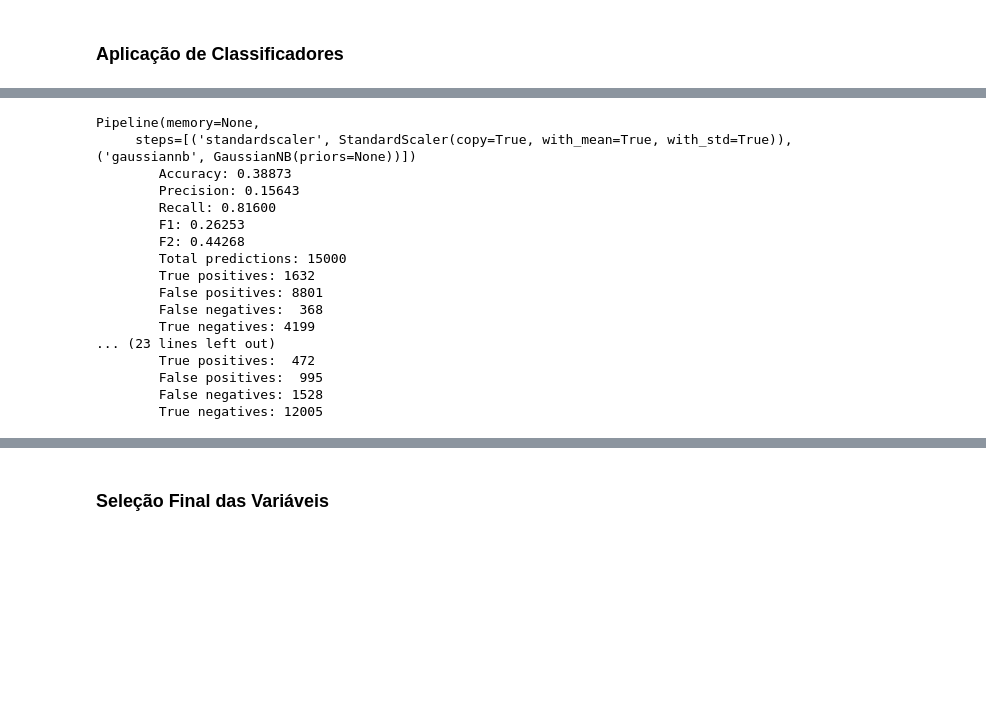
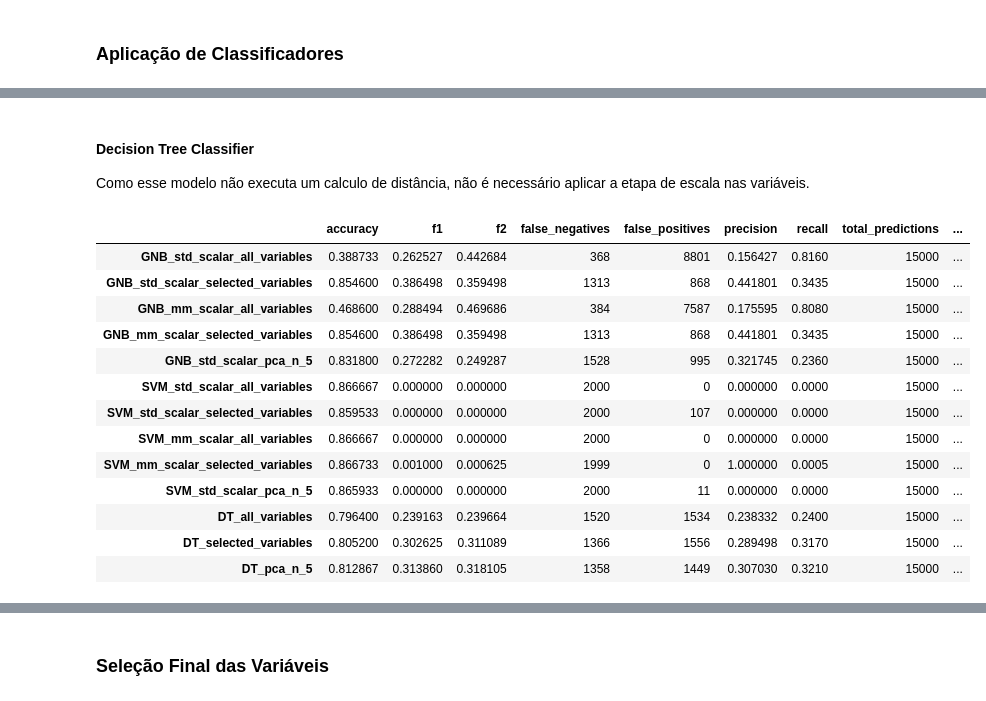
Before and after one commit to ChristianNogueira/udacity_machine_learning, a Jupyter notebook: final_project/final_project.ipynb, the cells around one changed output, grey strips where cells are left out. Drawn from its saved outputs; the diff is of its cells as text; code cells hidden in the pictures; blank space fills up the shorter version.

```diff
--- a/final_project/final_project.ipynb
+++ b/final_project/final_project.ipynb
@@ -450,31 +502,55 @@ variáveis.
+# %%
+clf = make_pipeline(StandardScaler(),
+                    SVC())
+clf_mm = make_pipeline(MinMaxScaler(),
+                    SVC())
+clf_pca = make_pipeline(StandardScaler(),
+                        PCA(n_components=5),
+                        SVC())
+
+results = results.append(pd.DataFrame(tester(clf, sss, features_total, labels_poi),
+                                      index=['SVM_std_scalar_all_variables']))
+results = results.append(pd.DataFrame(tester(clf, sss, features_select, labels_poi),
+                                      index=['SVM_std_scalar_selected_variables']))
+results = results.append(pd.DataFrame(tester(clf_mm, sss, features_total, labels_poi),
+                                      index=['SVM_mm_scalar_all_variables']))
+results = results.append(pd.DataFrame(tester(clf_mm, sss, features_select, labels_poi),
+                                      index=['SVM_mm_scalar_selected_variables']))
+results = results.append(pd.DataFrame(tester(clf_pca, sss, features_total, labels_poi),
+                                      index=['SVM_std_scalar_pca_n_5']))
+# %% [markdown]
+#### Decision Tree Classifier
+
+Como esse modelo não executa um calculo de distância, não é necessário aplicar
+a etapa de escala nas variáveis.
 # %%
-clf = make_pipeline(StandardScaler(),
-                    GaussianNB())
-clf_pca = make_pipeline(StandardScaler(),
-                        PCA(n_components=4),
-                        GaussianNB())
+clf = DecisionTreeClassifier(random_state=0)
+clf_pca = make_pipeline(PCA(n_components=5),
+                        DecisionTreeClassifier(random_state=0))
 
-tester(clf, sss, features_total, labels_poi)
-tester(clf, sss, features_select, labels_poi)
-tester(clf_pca, sss, features_total, labels_poi)
+results = results.append(pd.DataFrame(tester(clf, sss, features_total, labels_poi),
+                                      index=['DT_all_variables']))
+results = results.append(pd.DataFrame(tester(clf, sss, features_select, labels_poi),
+                                      index=['DT_selected_variables']))
+results = results.append(pd.DataFrame(tester(clf_pca, sss, features_total, labels_poi),
+                                      index=['DT_pca_n_5']))
-# %% [output]
-Pipeline(memory=None,
-     steps=[('standardscaler', StandardScaler(copy=True, with_mean=True, with_std=True)), ('gaussiannb', GaussianNB(priors=None))])
-        Accuracy: 0.38873
-        Precision: 0.15643
-        Recall: 0.81600
-        F1: 0.26253
-        F2: 0.44268
-        Total predictions: 15000
-        True positives: 1632
-        False positives: 8801
-        False negatives:  368
-        True negatives: 4199
-... (23 lines left out)
-        True positives:  472
-        False positives:  995
-        False negatives: 1528
-        True negatives: 12005
+# %%
+results
+# %% [output]
+|  | accuracy | f1 | f2 | false_negatives | false_positives | precision | recall | total_predictions | ... |
+| GNB_std_scalar_all_variables | 0.388733 | 0.262527 | 0.442684 | 368 | 8801 | 0.156427 | 0.8160 | 15000 | ... |
+| GNB_std_scalar_selected_variables | 0.854600 | 0.386498 | 0.359498 | 1313 | 868 | 0.441801 | 0.3435 | 15000 | ... |
+| GNB_mm_scalar_all_variables | 0.468600 | 0.288494 | 0.469686 | 384 | 7587 | 0.175595 | 0.8080 | 15000 | ... |
+| GNB_mm_scalar_selected_variables | 0.854600 | 0.386498 | 0.359498 | 1313 | 868 | 0.441801 | 0.3435 | 15000 | ... |
+| GNB_std_scalar_pca_n_5 | 0.831800 | 0.272282 | 0.249287 | 1528 | 995 | 0.321745 | 0.2360 | 15000 | ... |
+| SVM_std_scalar_all_variables | 0.866667 | 0.000000 | 0.000000 | 2000 | 0 | 0.000000 | 0.0000 | 15000 | ... |
+| SVM_std_scalar_selected_variables | 0.859533 | 0.000000 | 0.000000 | 2000 | 107 | 0.000000 | 0.0000 | 15000 | ... |
+| SVM_mm_scalar_all_variables | 0.866667 | 0.000000 | 0.000000 | 2000 | 0 | 0.000000 | 0.0000 | 15000 | ... |
+| SVM_mm_scalar_selected_variables | 0.866733 | 0.001000 | 0.000625 | 1999 | 0 | 1.000000 | 0.0005 | 15000 | ... |
+| SVM_std_scalar_pca_n_5 | 0.865933 | 0.000000 | 0.000000 | 2000 | 11 | 0.000000 | 0.0000 | 15000 | ... |
+| DT_all_variables | 0.796400 | 0.239163 | 0.239664 | 1520 | 1534 | 0.238332 | 0.2400 | 15000 | ... |
+| DT_selected_variables | 0.805200 | 0.302625 | 0.311089 | 1366 | 1556 | 0.289498 | 0.3170 | 15000 | ... |
+| DT_pca_n_5 | 0.812867 | 0.313860 | 0.318105 | 1358 | 1449 | 0.307030 | 0.3210 | 15000 | ... |
 # %% [markdown]
 O algoritmo de Gaussian Naive Bayes apresenta resultados melhores quando utilizado
 as variáveis selecionadas frente a utilização do PCA e da utilização de todas as
```
Also changed, not shown: parts of 35 cells of this notebook, 1 other file.
